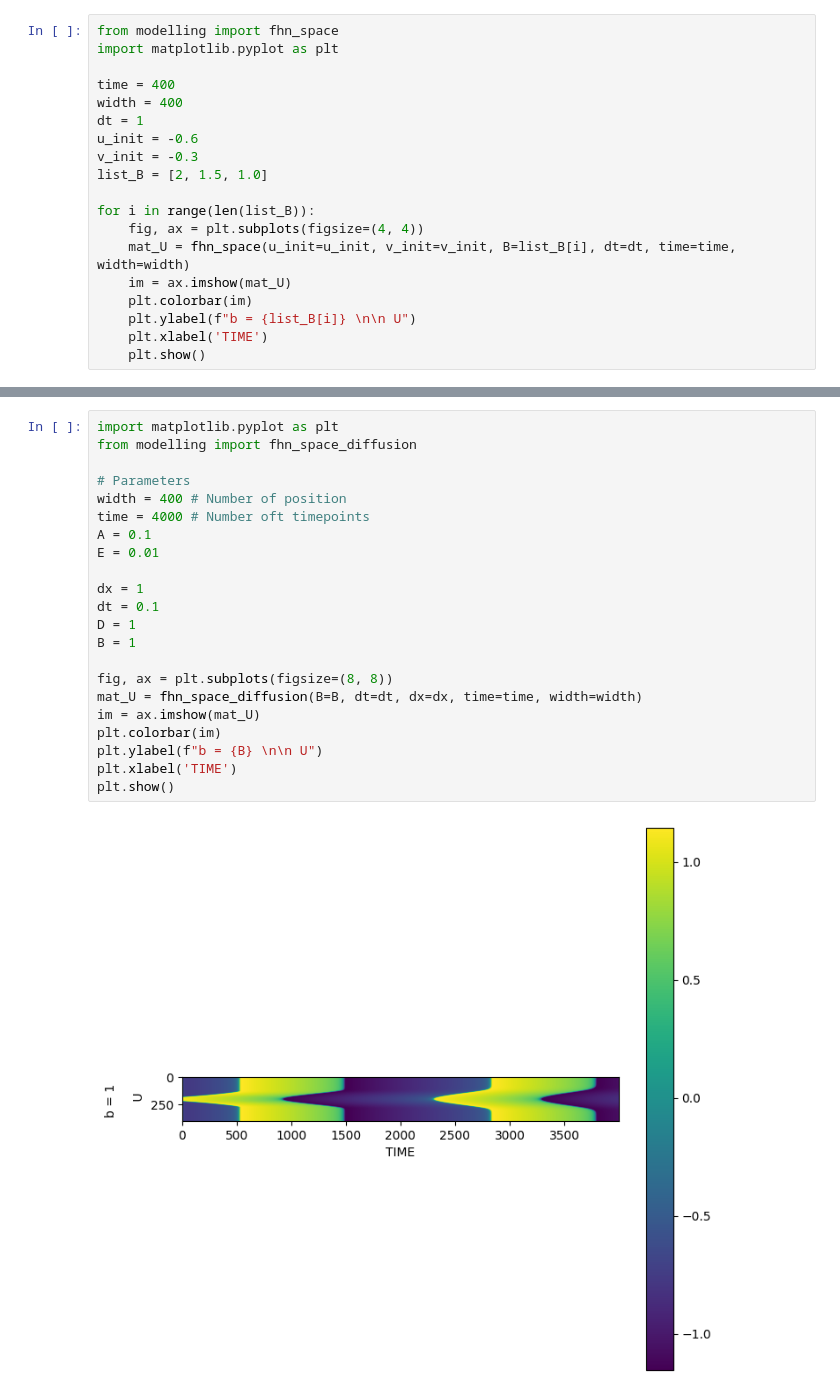
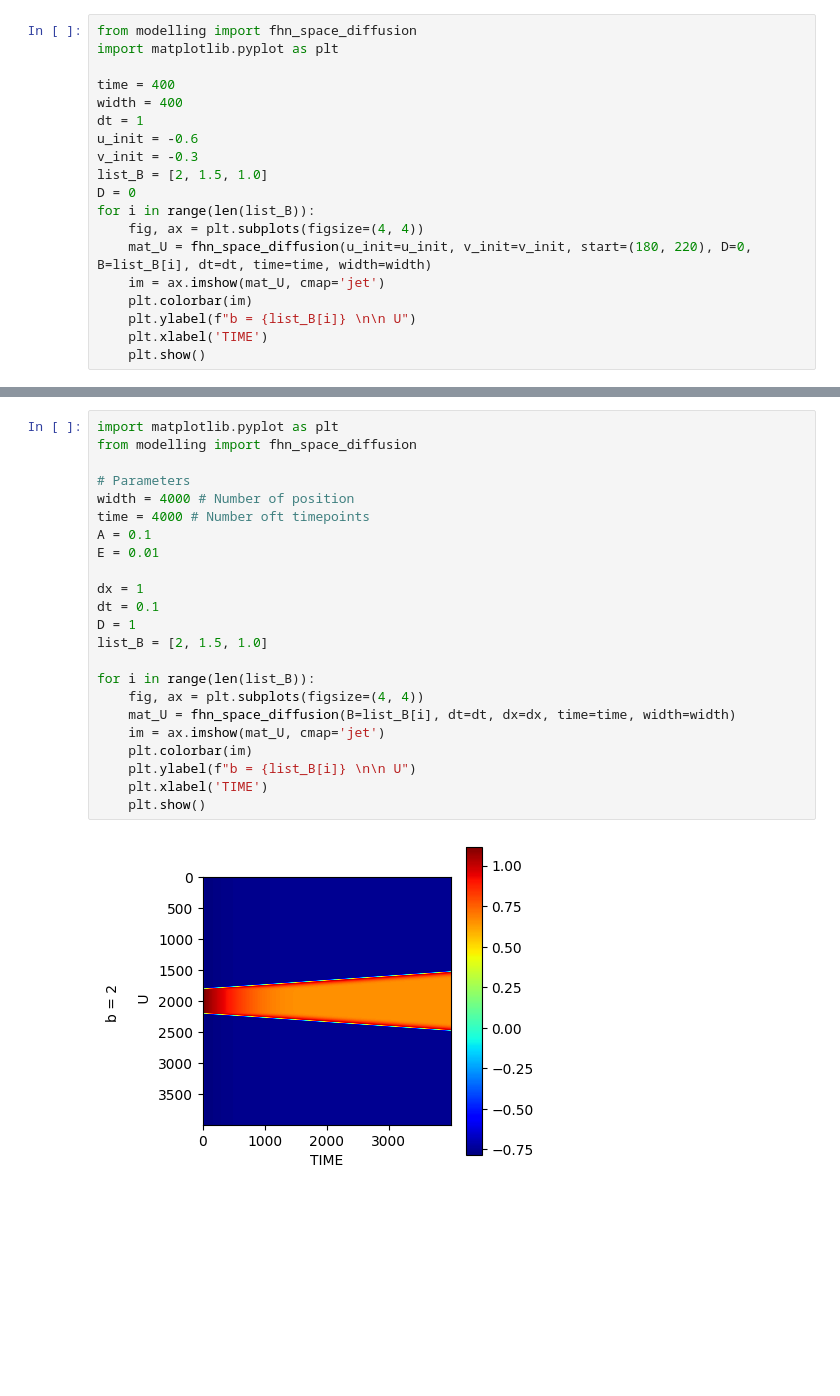
Before and after one commit to max-hence/projet_bs1, a Jupyter notebook: testing.ipynb, the cells around one changed output, grey strips where cells are left out. Cells and saved outputs as stored; diff of their text form; blank space fills up the shorter version.

Commit message:
update figures

```diff
--- a/testing.ipynb
+++ b/testing.ipynb
@@ -56,7 +56,7 @@ plt.show()
 # %% [output]
 [figure]
 # %%
-from modelling import fhn_space
+from modelling import fhn_space_diffusion
 import matplotlib.pyplot as plt
 
 time = 400
@@ -65,11 +65,11 @@ dt = 1
 u_init = -0.6
 v_init = -0.3
 list_B = [2, 1.5, 1.0]
-
+D = 0
 for i in range(len(list_B)):
     fig, ax = plt.subplots(figsize=(4, 4))
-    mat_U = fhn_space(u_init=u_init, v_init=v_init, B=list_B[i], dt=dt, time=time, width=width)
-    im = ax.imshow(mat_U)
+    mat_U = fhn_space_diffusion(u_init=u_init, v_init=v_init, start=(180, 220), D=0, B=list_B[i], dt=dt, time=time, width=width)
+    im = ax.imshow(mat_U, cmap='jet')
     plt.colorbar(im)
     plt.ylabel(f"b = {list_B[i]} \n\n U")
     plt.xlabel('TIME')
@@ -81,24 +81,25 @@ for i in range(len(list_B)):
 # %%
 import matplotlib.pyplot as plt
 from modelling import fhn_space_diffusion
 
 # Parameters
-width = 400 # Number of position
+width = 4000 # Number of position
 time = 4000 # Number oft timepoints
 A = 0.1
 E = 0.01
 
 dx = 1
 dt = 0.1
 D = 1
-B = 1
+list_B = [2, 1.5, 1.0]
 
-fig, ax = plt.subplots(figsize=(8, 8))
-mat_U = fhn_space_diffusion(B=B, dt=dt, dx=dx, time=time, width=width)
-im = ax.imshow(mat_U)
-plt.colorbar(im)
-plt.ylabel(f"b = {B} \n\n U")
-plt.xlabel('TIME')
-plt.show()
+for i in range(len(list_B)):
+    fig, ax = plt.subplots(figsize=(4, 4))
+    mat_U = fhn_space_diffusion(B=list_B[i], dt=dt, dx=dx, time=time, width=width)
+    im = ax.imshow(mat_U, cmap='jet')
+    plt.colorbar(im)
+    plt.ylabel(f"b = {list_B[i]} \n\n U")
+    plt.xlabel('TIME')
+    plt.show()
 # %% [output]
-[figure, old version]
+[figure, new version]
```
Also changed, not shown: parts of 3 cells of this notebook, 1 other file.
